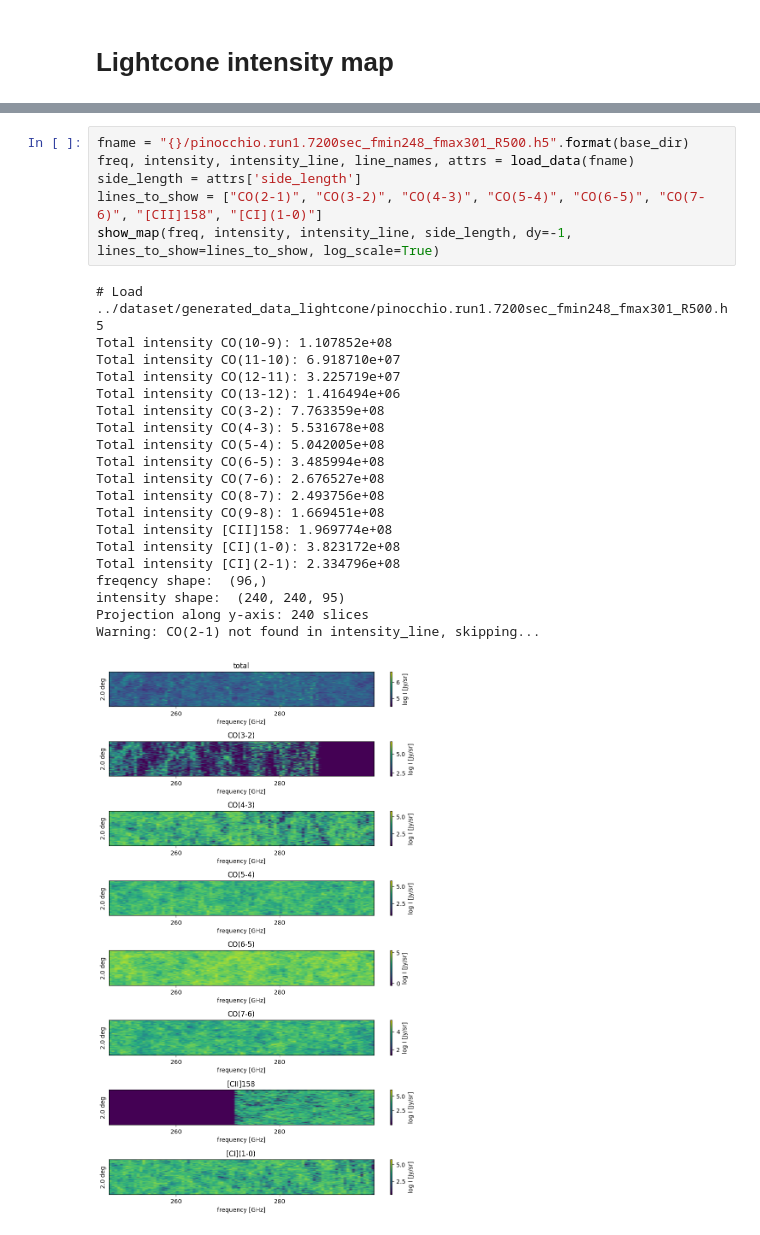
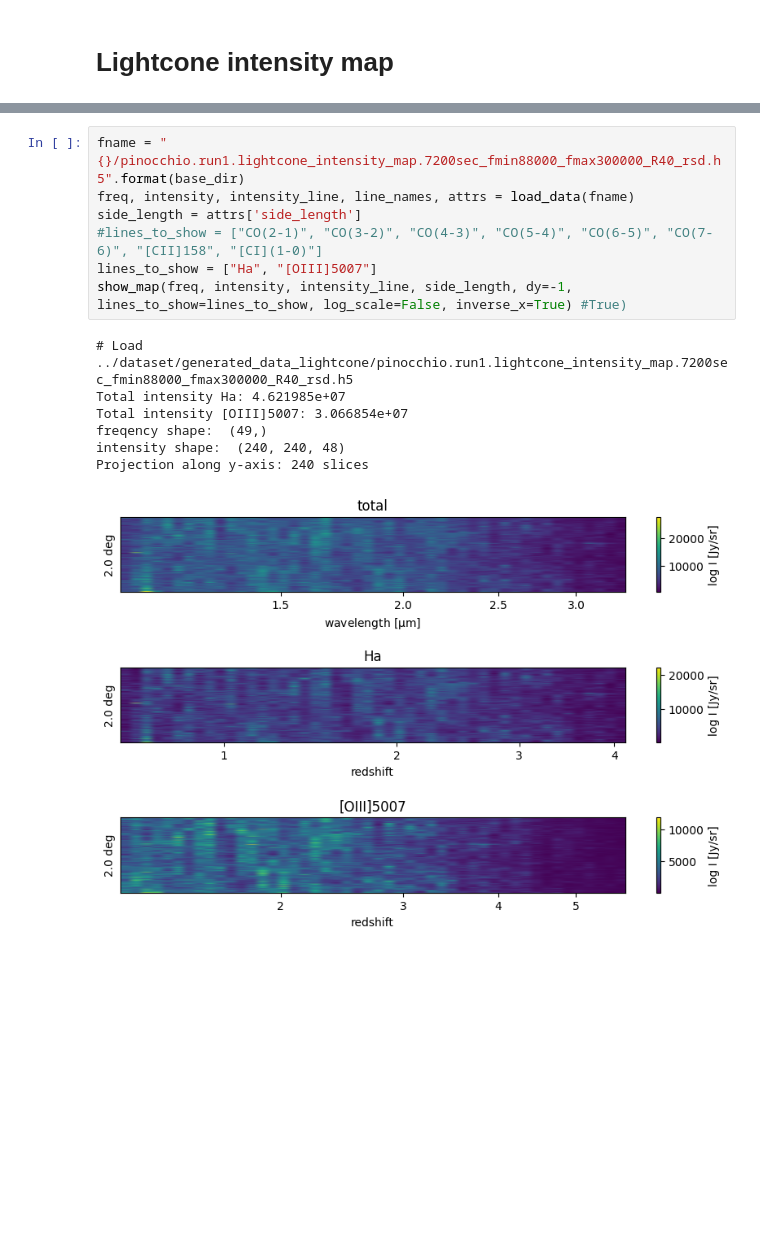
Before and after one commit to knmoriwaki/cosmoglint, a Jupyter notebook: notebooks/plot_lightcone.ipynb, the cells around one changed output, grey strips where cells are left out. Saved outputs shown, nothing was run; the diff lists cells and outputs as text; blank space fills up the shorter version.

Commit message:
Updated plot utils

```diff
--- a/notebooks/plot_lightcone.ipynb
+++ b/notebooks/plot_lightcone.ipynb
@@ -198,27 +269,15 @@ Saved figure to ../dataset/generated_data_lightcone/figures/z_sfrd.pdf
 # %%
-fname = "{}/pinocchio.run1.7200sec_fmin248_fmax301_R500.h5".format(base_dir)
+fname = "{}/pinocchio.run1.lightcone_intensity_map.7200sec_fmin88000_fmax300000_R40_rsd.h5".format(base_dir)
 freq, intensity, intensity_line, line_names, attrs = load_data(fname)
 side_length = attrs['side_length']
-lines_to_show = ["CO(2-1)", "CO(3-2)", "CO(4-3)", "CO(5-4)", "CO(6-5)", "CO(7-6)", "[CII]158", "[CI](1-0)"]
-show_map(freq, intensity, intensity_line, side_length, dy=-1, lines_to_show=lines_to_show, log_scale=True)
+#lines_to_show = ["CO(2-1)", "CO(3-2)", "CO(4-3)", "CO(5-4)", "CO(6-5)", "CO(7-6)", "[CII]158", "[CI](1-0)"]
+lines_to_show = ["Ha", "[OIII]5007"]
+show_map(freq, intensity, intensity_line, side_length, dy=-1, lines_to_show=lines_to_show, log_scale=False, inverse_x=True) #True)
 # %% [output]
-# Load ../dataset/generated_data_lightcone/pinocchio.run1.7200sec_fmin248_fmax301_R500.h5
-Total intensity CO(10-9): 1.107852e+08
-Total intensity CO(11-10): 6.918710e+07
-Total intensity CO(12-11): 3.225719e+07
-Total intensity CO(13-12): 1.416494e+06
-Total intensity CO(3-2): 7.763359e+08
-Total intensity CO(4-3): 5.531678e+08
-Total intensity CO(5-4): 5.042005e+08
-Total intensity CO(6-5): 3.485994e+08
-Total intensity CO(7-6): 2.676527e+08
-Total intensity CO(8-7): 2.493756e+08
-Total intensity CO(9-8): 1.669451e+08
-Total intensity [CII]158: 1.969774e+08
-Total intensity [CI](1-0): 3.823172e+08
-Total intensity [CI](2-1): 2.334796e+08
-freqency shape:  (96,)
-intensity shape:  (240, 240, 95)
+# Load ../dataset/generated_data_lightcone/pinocchio.run1.lightcone_intensity_map.7200sec_fmin88000_fmax300000_R40_rsd.h5
+Total intensity Ha: 4.621985e+07
+Total intensity [OIII]5007: 3.066854e+07
+freqency shape:  (49,)
+intensity shape:  (240, 240, 48)
 Projection along y-axis: 240 slices
-Warning: CO(2-1) not found in intensity_line, skipping...
-[figure, old version]
+[figure, new version]
```
Also changed, not shown: parts of 5 cells of this notebook, 2 other files.
